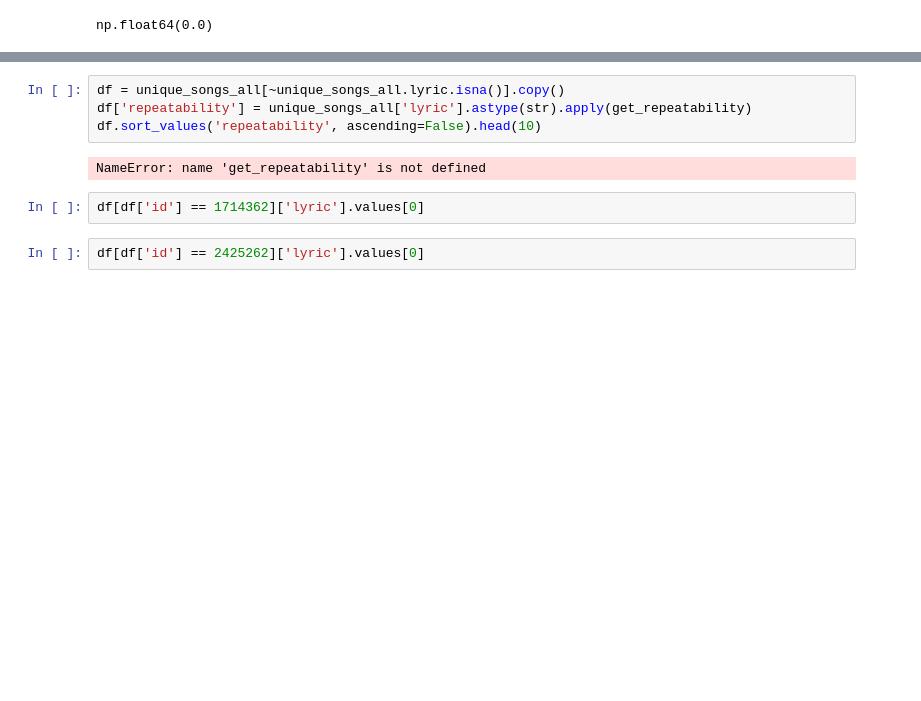
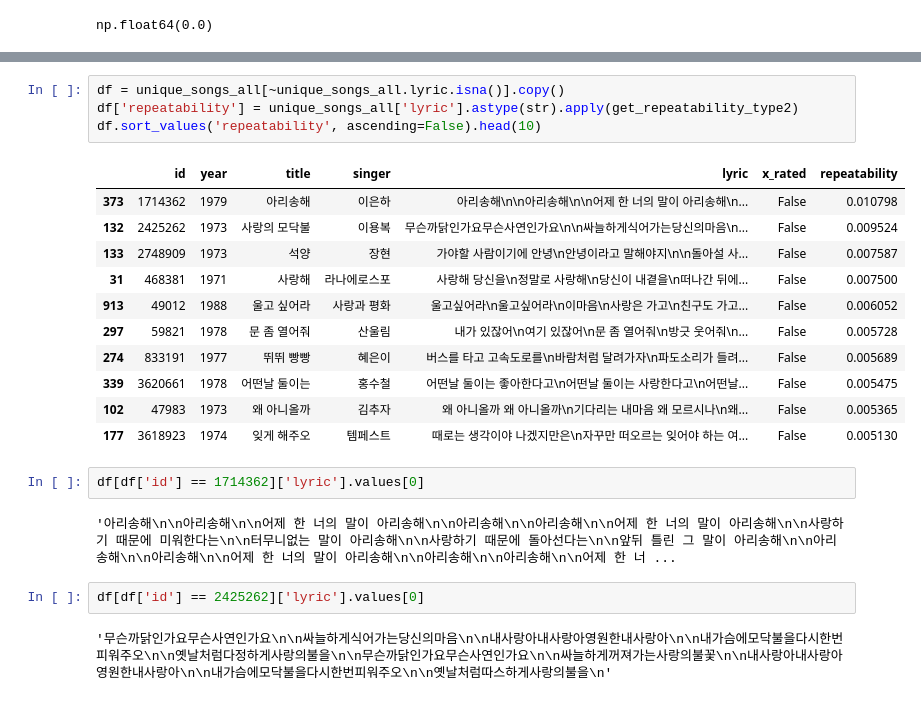
Before and after one commit to jangdain04-lab/TA_Airpods, a Jupyter notebook: TA_분석_jang.ipynb, the cells around one changed output, grey strips where cells are left out. Drawn from its saved outputs; the diff is of its cells as text; blank space fills up the shorter version.

```diff
--- a/TA_분석_jang.ipynb
+++ b/TA_분석_jang.ipynb
@@ -1565,12 +1564,26 @@ Don't lose your temper so- so- so quickly""")
 # %%
 df = unique_songs_all[~unique_songs_all.lyric.isna()].copy()
-df['repeatability'] = unique_songs_all['lyric'].astype(str).apply(get_repeatability)
+df['repeatability'] = unique_songs_all['lyric'].astype(str).apply(get_repeatability_type2)
 df.sort_values('repeatability', ascending=False).head(10)
 # %% [output]
-NameError: name 'get_repeatability' is not defined
+|  | id | year | title | singer | lyric | x_rated | repeatability |
+| 373 | 1714362 | 1979 | 아리송해 | 이은하 | 아리송해\n\n아리송해\n\n어제 한 너의 말이 아리송해\n... | False | 0.010798 |
+| 132 | 2425262 | 1973 | 사랑의 모닥불 | 이용복 | 무슨까닭인가요무슨사연인가요\n\n싸늘하게식어가는당신의마음\n... | False | 0.009524 |
+| 133 | 2748909 | 1973 | 석양 | 장현 | 가야할 사람이기에 안녕\n안녕이라고 말해야지\n\n돌아설 사... | False | 0.007587 |
+| 31 | 468381 | 1971 | 사랑해 | 라나에로스포 | 사랑해 당신을\n정말로 사랑해\n당신이 내곁을\n떠나간 뒤에... | False | 0.007500 |
+| 913 | 49012 | 1988 | 울고 싶어라 | 사랑과 평화 | 울고싶어라\n울고싶어라\n이마음\n사랑은 가고\n친구도 가고... | False | 0.006052 |
+| 297 | 59821 | 1978 | 문 좀 열어줘 | 산울림 | 내가 있잖어\n여기 있잖어\n문 좀 열어줘\n방긋 웃어줘\n... | False | 0.005728 |
+| 274 | 833191 | 1977 | 뛰뛰 빵빵 | 혜은이 | 버스를 타고 고속도로를\n바람처럼 달려가자\n파도소리가 들려... | False | 0.005689 |
+| 339 | 3620661 | 1978 | 어떤날 둘이는 | 홍수철 | 어떤날 둘이는 좋아한다고\n어떤날 둘이는 사랑한다고\n어떤날... | False | 0.005475 |
+| 102 | 47983 | 1973 | 왜 아니올까 | 김추자 | 왜 아니올까 왜 아니올까\n기다리는 내마음 왜 모르시나\n왜... | False | 0.005365 |
+| 177 | 3618923 | 1974 | 잊게 해주오 | 템페스트 | 때로는 생각이야 나겠지만은\n자꾸만 떠오르는 잊어야 하는 여... | False | 0.005130 |
 # %%
 df[df['id'] == 1714362]['lyric'].values[0]
+# %% [output]
+'아리송해\n\n아리송해\n\n어제 한 너의 말이 아리송해\n\n아리송해\n\n아리송해\n\n어제 한 너의 말이 아리송해\n\n사랑하기 때문에 미워한다는\n\n터무니없는 말이 아리송해\n\n사랑하기 때문에 돌아선다는\n\n앞뒤 틀린 그 말이 아리송해\n\n아리송해\n\n아리송해\n\n어제 한 너의 말이 아리송해\n\n아리송해\n\n아리송해\n\n어제 한 너 ...
 # %%
 df[df['id'] == 2425262]['lyric'].values[0]
+# %% [output]
+'무슨까닭인가요무슨사연인가요\n\n싸늘하게식어가는당신의마음\n\n내사랑아내사랑아영원한내사랑아\n\n내가슴에모닥불을다시한번피워주오\n\n옛날처럼다정하게사랑의불을\n\n무슨까닭인가요무슨사연인가요\n\n싸늘하게꺼져가는사랑의불꽃\n\n내사랑아내사랑아영원한내사랑아\n\n내가슴에모닥불을다시한번피워주오\n\n옛날처럼따스하게사랑의불을\n'
 # %%
 df = unique_songs_all[(~unique_songs_all.lyric.isna()) & (unique_songs_all.year >= 2000)].copy()
```
Also changed, not shown: parts of 3 cells of this notebook.
